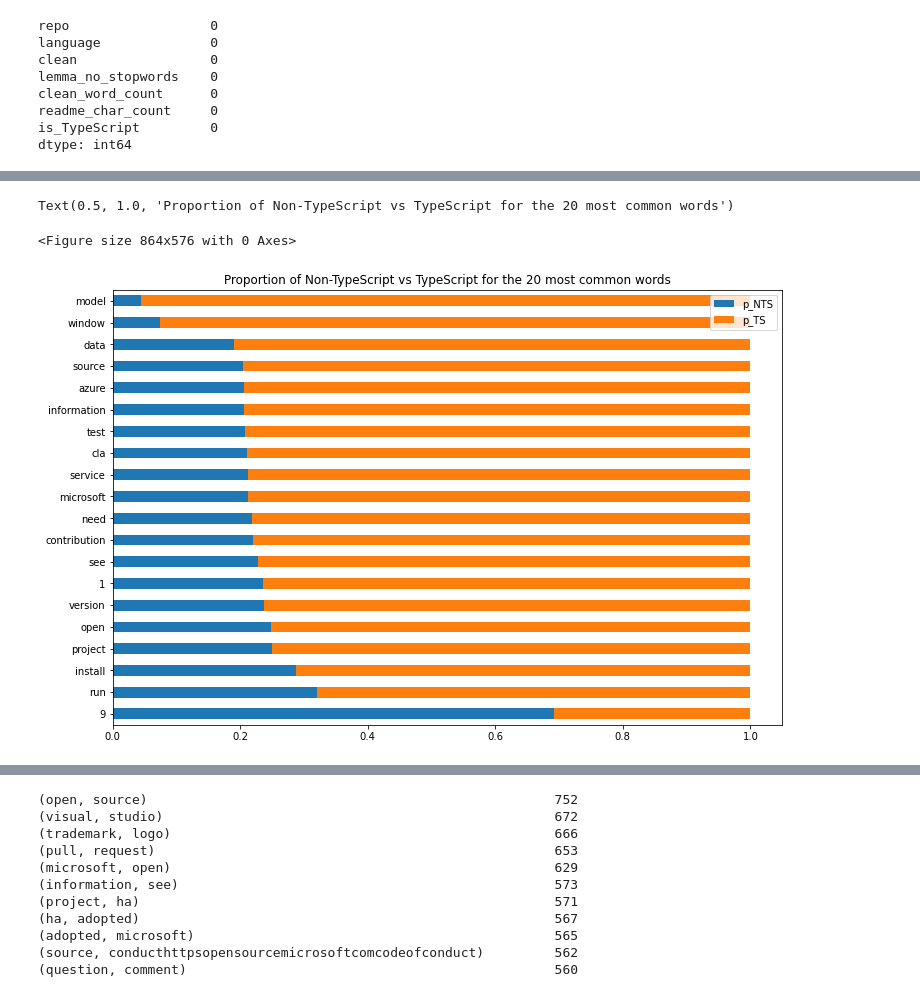
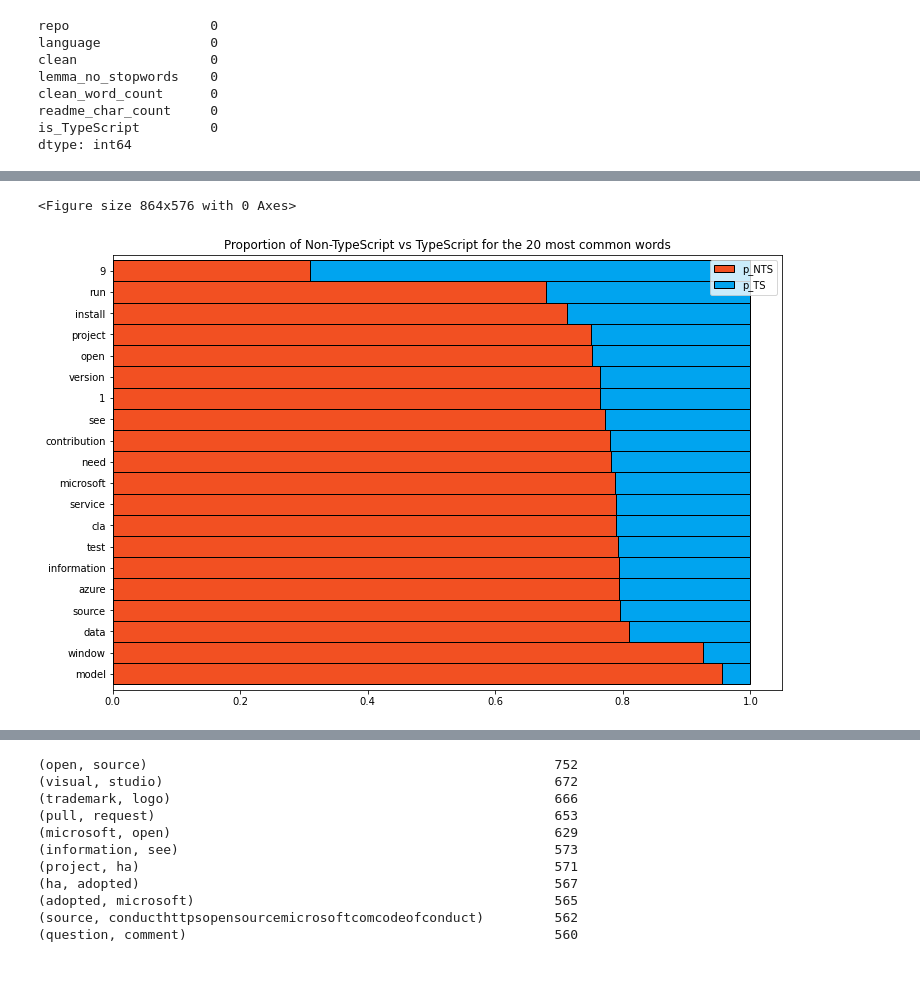
Before and after one commit to lets-talk-codeup/github-guesser, a Jupyter notebook: explore.ipynb, the cells around one changed output, grey strips where cells are left out. Saved outputs shown, nothing was run; the diff lists cells and outputs as text; code cells hidden in the pictures.

```diff
--- a/explore.ipynb
+++ b/explore.ipynb
@@ -140,23 +174,22 @@ dtype: int64
 # %%
 plt.figure(figsize = (12, 8))
 
 # figure out the percentage
 (word_counts
- .assign(p_TS=word_counts.NTS / word_counts['all'],
-         p_NTS=word_counts.TS / word_counts['all'])
+ .assign(p_NTS=word_counts.NTS / word_counts['all'],
+         p_TS=word_counts.TS / word_counts['all'])
  .sort_values(by='all')
  [['p_NTS', 'p_TS']]
  .tail(20)
  .sort_values('p_TS')
- .plot.barh(stacked=True,figsize = (12, 8)))
-
-
+ .plot.barh(stacked=True, width = 1, ec = 'k',color=['#f25022', '#00a4ef'], figsize = (12, 8)))
 
 plt.title('Proportion of Non-TypeScript vs TypeScript for the 20 most common words')
+
+plt.show()
 # %% [output]
-Text(0.5, 1.0, 'Proportion of Non-TypeScript vs TypeScript for the 20 most common words')
+<Figure size 864x576 with 0 Axes>
-<Figure size 864x576 with 0 Axes>
-[figure, old version]
+[figure, new version]
 # %%
 # figure out the percentage
 (word_counts
```
Also changed, not shown: parts of 21 cells of this notebook, 1 other file.
